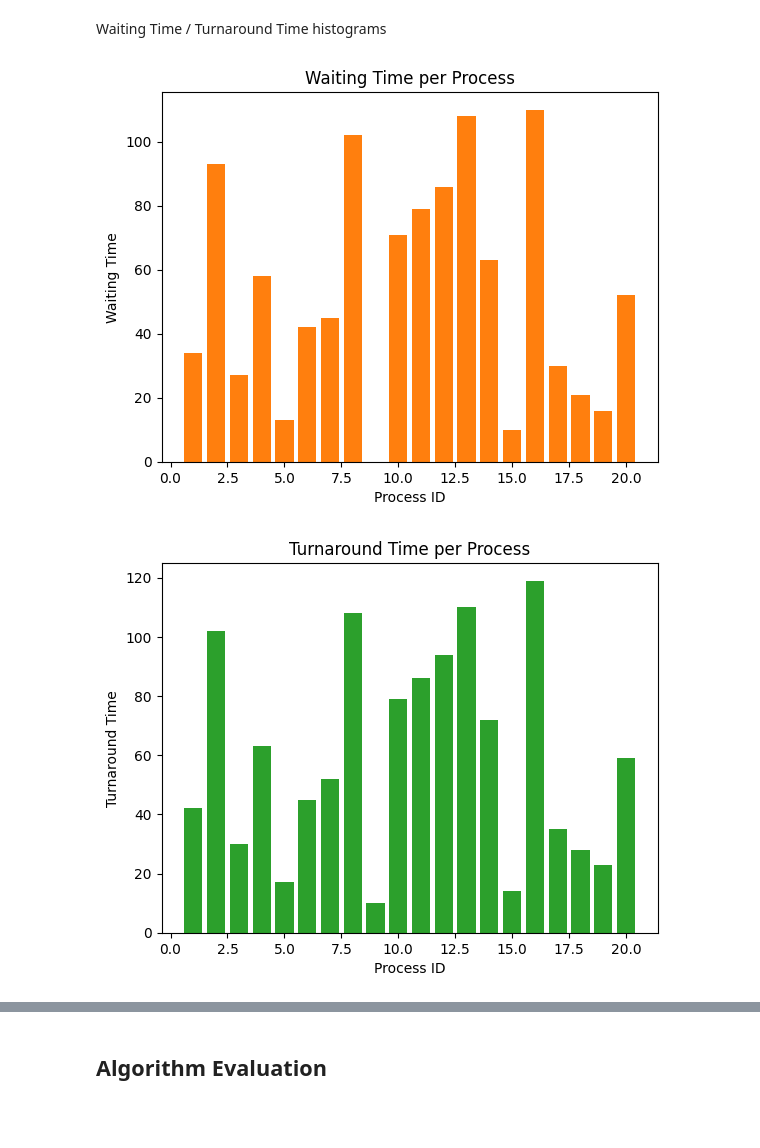
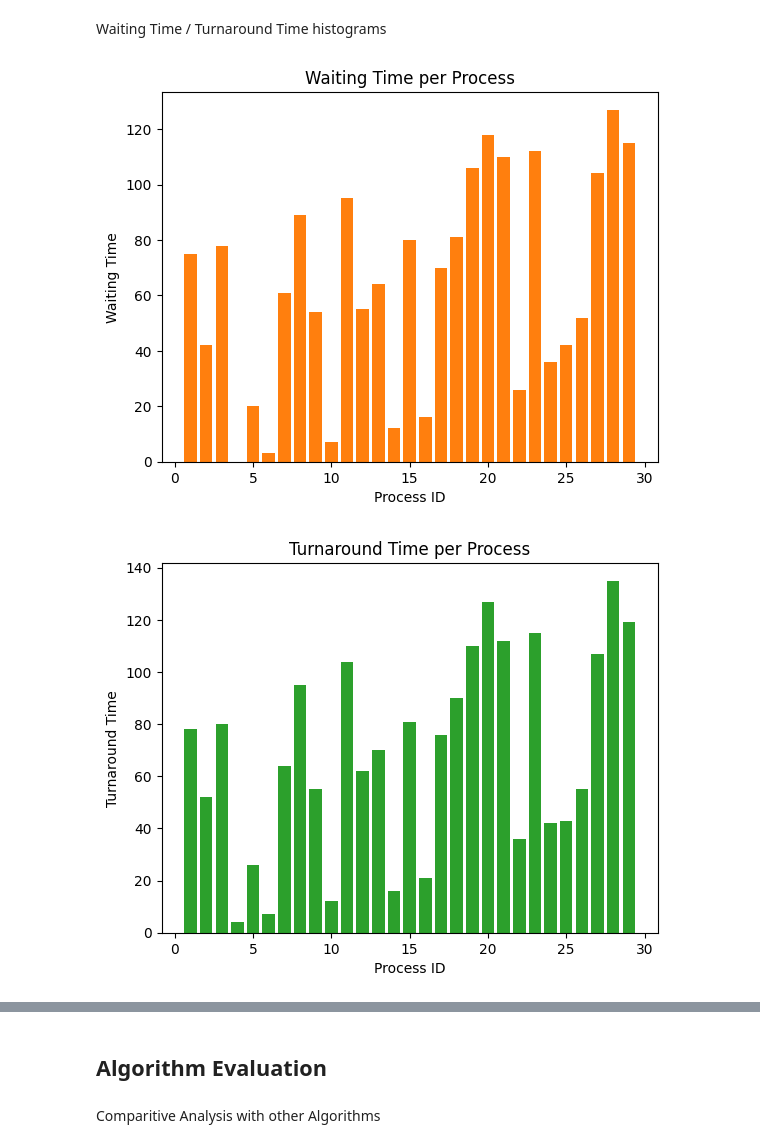
Before and after one commit to ElyasYassin/FCFS, a Jupyter notebook: application.ipynb, the cells around one changed output, grey strips where cells are left out. Saved outputs shown, nothing was run; the diff lists cells and outputs as text; code cells hidden in the pictures; blank space fills up the shorter version.

```diff
--- a/application.ipynb
+++ b/application.ipynb
@@ -43,7 +56,8 @@ create_gantt_chart(process_list)
 # %% [markdown]
 Waiting Time / Turnaround Time histograms
-# %%
-plot_histograms(process_list)
-# %% [output]
-[figure, removed]
-[figure, removed]
+# %%
+for x in range(num_simulations):
+    plot_histograms(fcfs_processes[0])
+# %% [output]
+[figure, added]
+[figure, added]
@@ -50,2 +72,4 @@ plot_histograms(process_list)
 # %% [markdown]
 <H2> Algorithm Evaluation
+# %% [markdown]
+<p> Comparitive Analysis with other Algorithms
```
Also changed, not shown: parts of 9 cells of this notebook, 1 other file.
